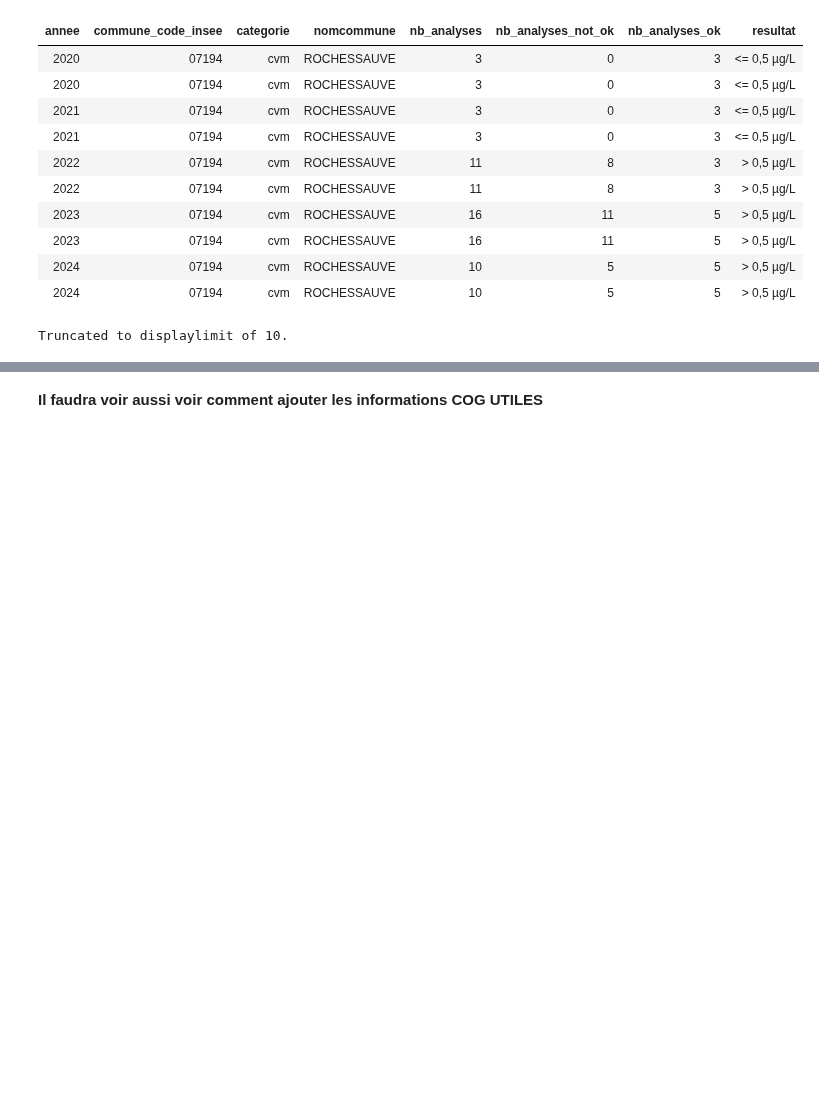
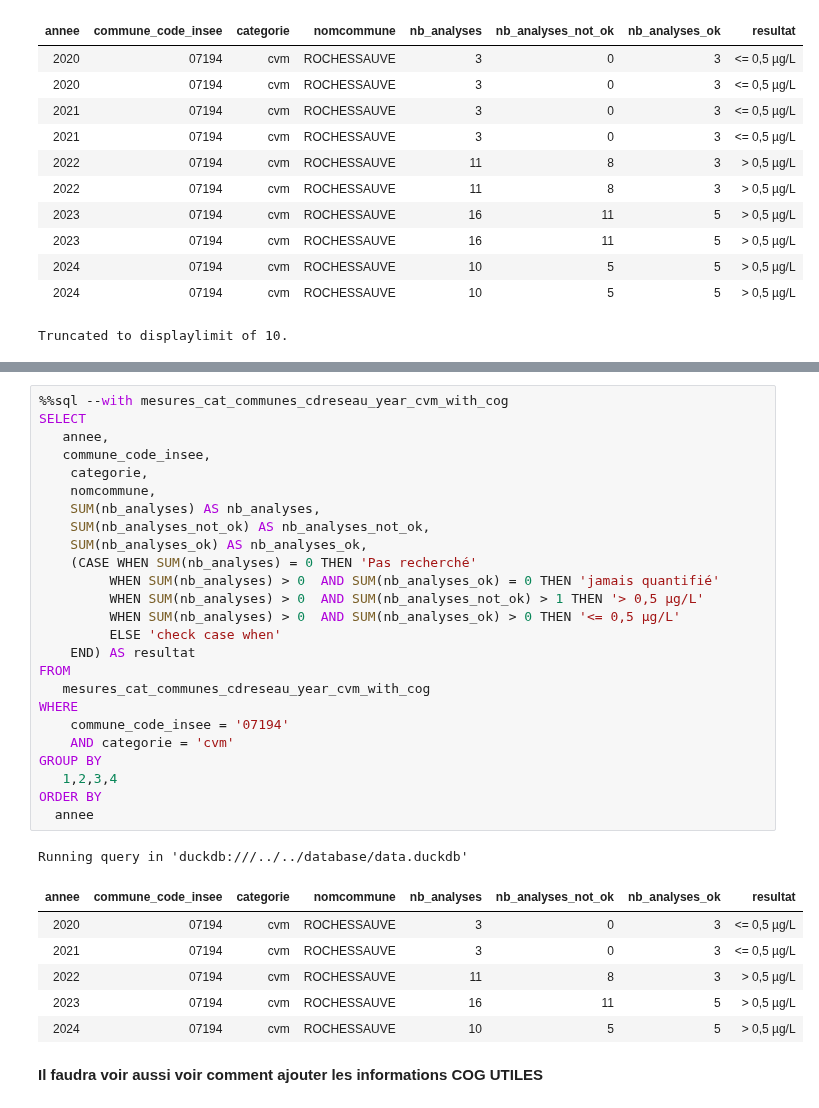
Before and after one commit to dataforgoodfr/13_pollution_eau, a Jupyter notebook: analytics/notebooks/cvm_calcul_conformite_par_commune-MAJ.ipynb, the cells around one changed output, grey strips where cells are left out. Cells and saved outputs as stored; diff of their text form; blank space fills up the shorter version.

```diff
--- a/analytics/notebooks/cvm_calcul_conformite_par_commune-MAJ.ipynb
+++ b/analytics/notebooks/cvm_calcul_conformite_par_commune-MAJ.ipynb
@@ -1140,2 +1424,35 @@ Truncated to displaylimit of 10.
+# %%
+%%sql --with mesures_cat_communes_cdreseau_year_cvm_with_cog
+SELECT
+   annee,
+   commune_code_insee,
+    categorie,
+    nomcommune,
+    SUM(nb_analyses) AS nb_analyses,
+    SUM(nb_analyses_not_ok) AS nb_analyses_not_ok,
+    SUM(nb_analyses_ok) AS nb_analyses_ok,
+    (CASE WHEN SUM(nb_analyses) = 0 THEN 'Pas recherché'
+         WHEN SUM(nb_analyses) > 0  AND SUM(nb_analyses_ok) = 0 THEN 'jamais quantifié'
+         WHEN SUM(nb_analyses) > 0  AND SUM(nb_analyses_not_ok) > 1 THEN '> 0,5 µg/L'
+         WHEN SUM(nb_analyses) > 0  AND SUM(nb_analyses_ok) > 0 THEN '<= 0,5 µg/L'
+         ELSE 'check case when'
+    END) AS resultat
+FROM
+   mesures_cat_communes_cdreseau_year_cvm_with_cog
+WHERE
+    commune_code_insee = '07194'
+    AND categorie = 'cvm'
+GROUP BY
+   1,2,3,4
+ORDER BY
+  annee
+# %% [output]
+Running query in 'duckdb:///../../database/data.duckdb'
+| annee | commune_code_insee | categorie | nomcommune | nb_analyses | nb_analyses_not_ok | nb_analyses_ok | resultat |
+| 2020 | 07194 | cvm | ROCHESSAUVE | 3 | 0 | 3 | <= 0,5 µg/L |
+| 2021 | 07194 | cvm | ROCHESSAUVE | 3 | 0 | 3 | <= 0,5 µg/L |
+| 2022 | 07194 | cvm | ROCHESSAUVE | 11 | 8 | 3 | > 0,5 µg/L |
+| 2023 | 07194 | cvm | ROCHESSAUVE | 16 | 11 | 5 | > 0,5 µg/L |
+| 2024 | 07194 | cvm | ROCHESSAUVE | 10 | 5 | 5 | > 0,5 µg/L |
 # %% [markdown]
 **Il faudra voir aussi voir comment ajouter les informations COG UTILES**
```
Also changed, not shown: parts of 24 cells of this notebook.
